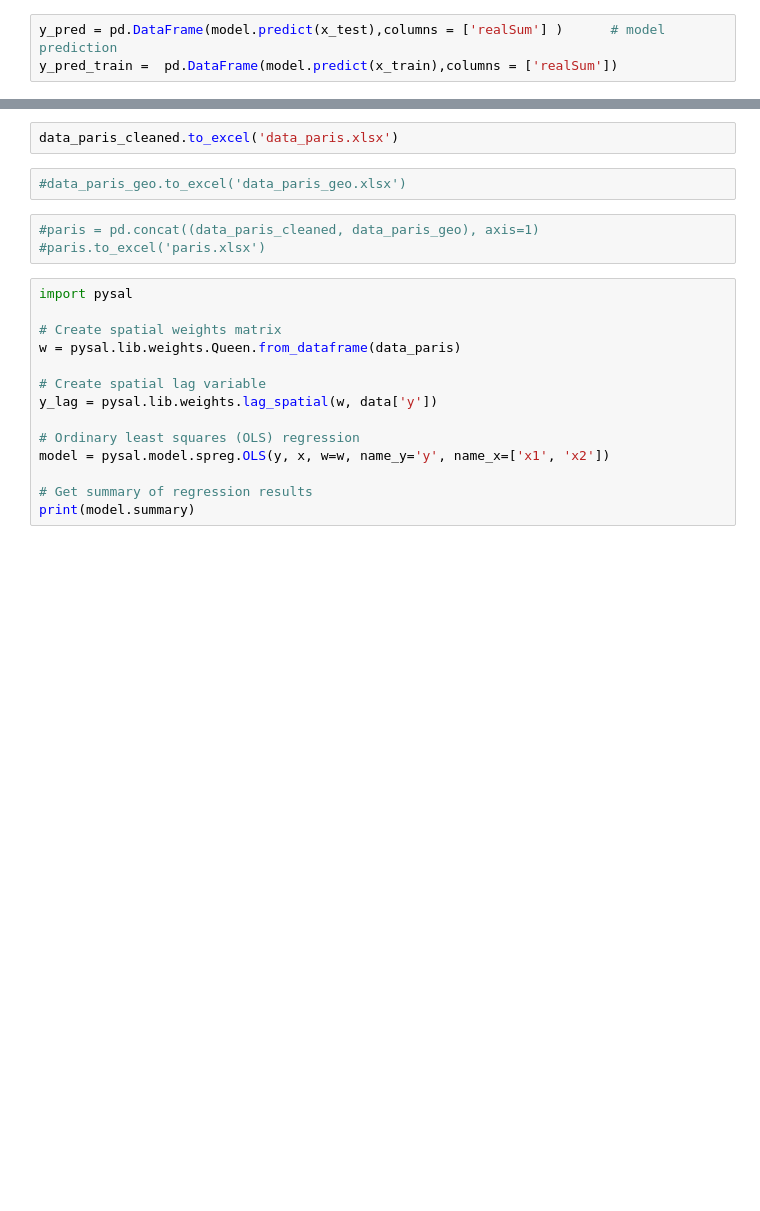
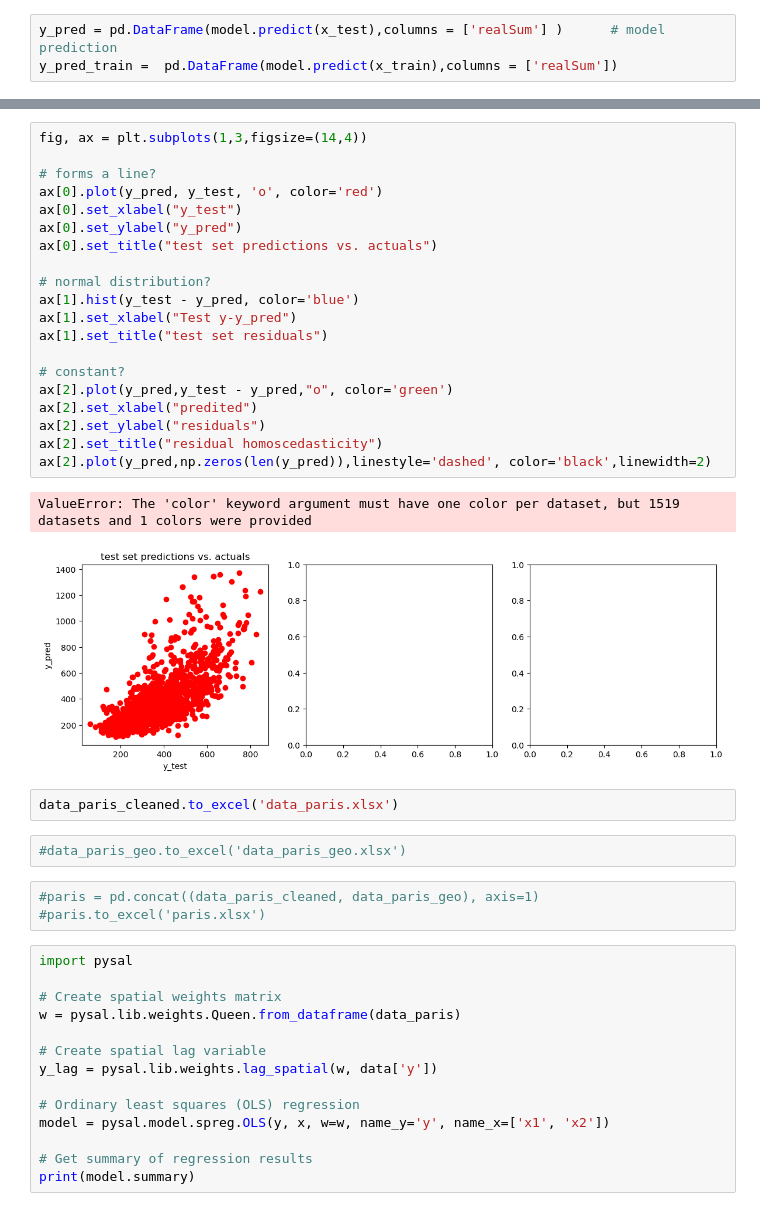
Before and after one commit to MLB-95/IH_LABS, a Jupyter notebook: LABS/Final project/Paris.ipynb, the cells around one changed output, grey strips where cells are left out. Cells and saved outputs as stored; diff of their text form; blank space fills up the shorter version.

```diff
--- a/LABS/Final project/Paris.ipynb
+++ b/LABS/Final project/Paris.ipynb
@@ -245,3 +246,26 @@ print(scores)
+# %%
+fig, ax = plt.subplots(1,3,figsize=(14,4))
+
+# forms a line?
+ax[0].plot(y_pred, y_test, 'o', color='red')
+ax[0].set_xlabel("y_test")
+ax[0].set_ylabel("y_pred")
+ax[0].set_title("test set predictions vs. actuals")
+
+# normal distribution?
+ax[1].hist(y_test - y_pred, color='blue')
+ax[1].set_xlabel("Test y-y_pred")
+ax[1].set_title("test set residuals")
+
+# constant?
+ax[2].plot(y_pred,y_test - y_pred,"o", color='green')
+ax[2].set_xlabel("predited")
+ax[2].set_ylabel("residuals")
+ax[2].set_title("residual homoscedasticity")
+ax[2].plot(y_pred,np.zeros(len(y_pred)),linestyle='dashed', color='black',linewidth=2)
+# %% [output]
+ValueError: The 'color' keyword argument must have one color per dataset, but 1519 datasets and 1 colors were provided
+[figure, added]
 # %%
 data_paris_cleaned.to_excel('data_paris.xlsx')
 # %%
```
Also changed, not shown: parts of 21 cells of this notebook, 9 other files.
